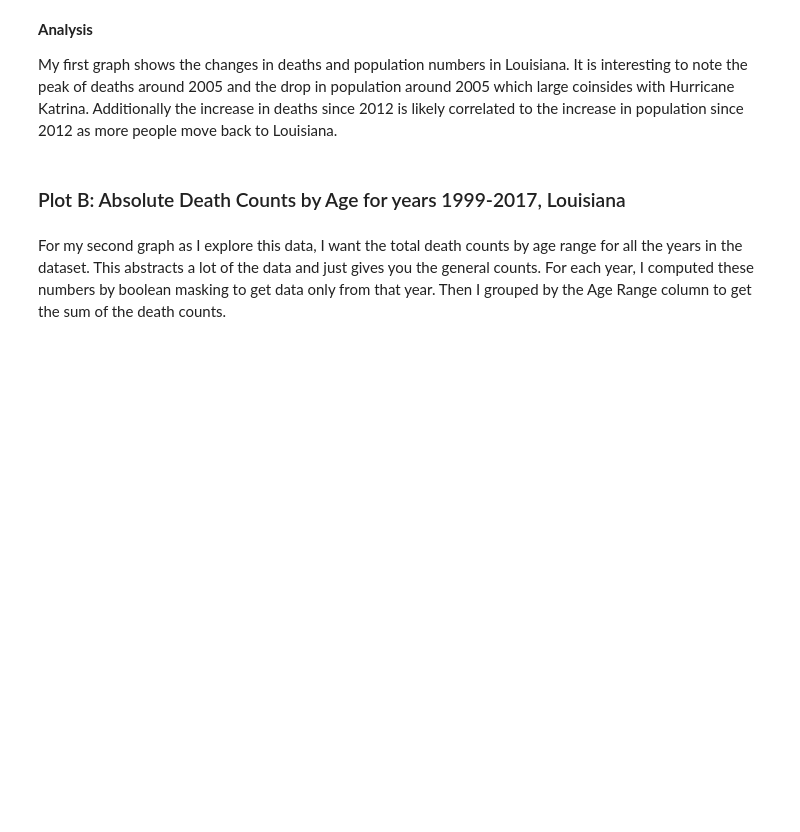
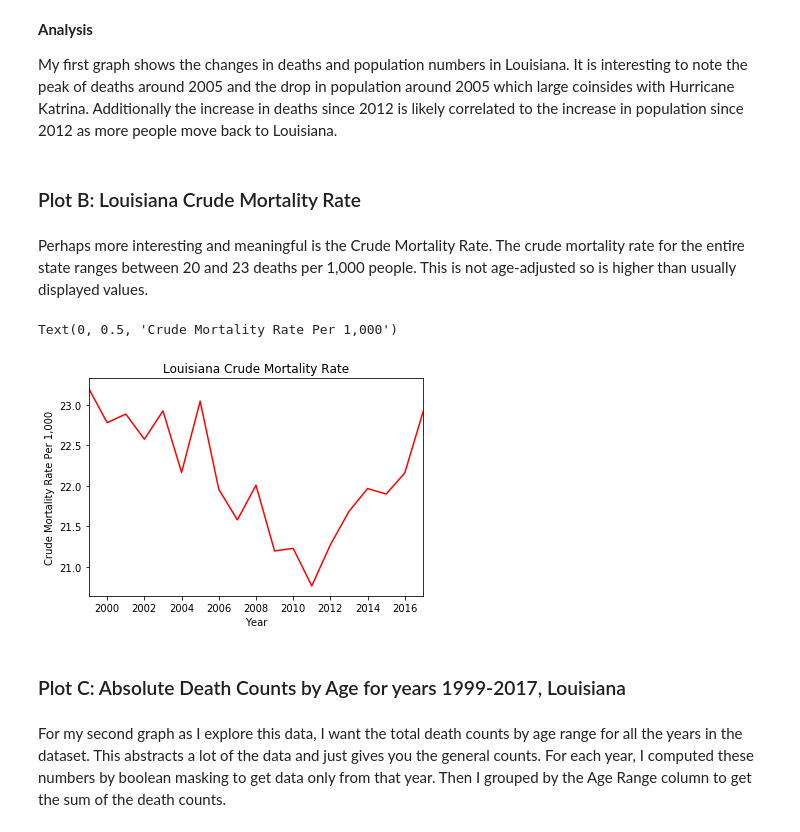
Before and after one commit to ajasica/ajasica.github.io, a Jupyter notebook: Final Tutorial.ipynb, the cells around one changed output. Saved outputs shown, nothing was run; the diff lists cells and outputs as text; code cells hidden in the pictures; blank space fills up the shorter version.

```diff
--- a/Final Tutorial.ipynb
+++ b/Final Tutorial.ipynb
@@ -248,8 +259,18 @@ Text(0, 0.5, 'Population in LA')
 
 My first graph shows the changes in deaths and population numbers in Louisiana. It is interesting to note the peak of deaths around 2005 and the drop in population around 2005 which large coinsides with Hurricane Katrina.
 Additionally the increase in deaths since 2012 is likely correlated to the increase in population since 2012 as more people move back to Louisiana.
+# %% [markdown]
+### Plot B: Louisiana Crude Mortality Rate
+# %% [markdown]
+Perhaps more interesting and meaningful is the Crude Mortality Rate. The crude mortality rate for the entire state ranges between 20 and 23 deaths per 1,000 people. This is not age-adjusted so is higher than usually displayed values.
+# %%
+year_info["Crude Mortality Rate"] = (year_info["Deaths"] / year_info["Population"]) * 1000
+year_info["Crude Mortality Rate"].plot.line(title="Louisiana Crude Mortality Rate", color="red").set_ylabel("Crude Mortality Rate Per 1,000")
+# %% [output]
+Text(0, 0.5, 'Crude Mortality Rate Per 1,000')
+[figure, added]
 # %% [markdown]
-### Plot B: Absolute Death Counts by Age for years 1999-2017, Louisiana
+### Plot C: Absolute Death Counts by Age for years 1999-2017, Louisiana
 # %% [markdown]
 For my second graph as I explore this data, I want the total death counts by age range for all the years in the dataset. This abstracts a lot of the data and just gives you the general counts. For each year, I computed these numbers by boolean masking to get data only from that year. Then I grouped by the Age Range column to get the sum of the death counts.
 # %%
```
Also changed, not shown: parts of 40 cells of this notebook, 3 other files.
